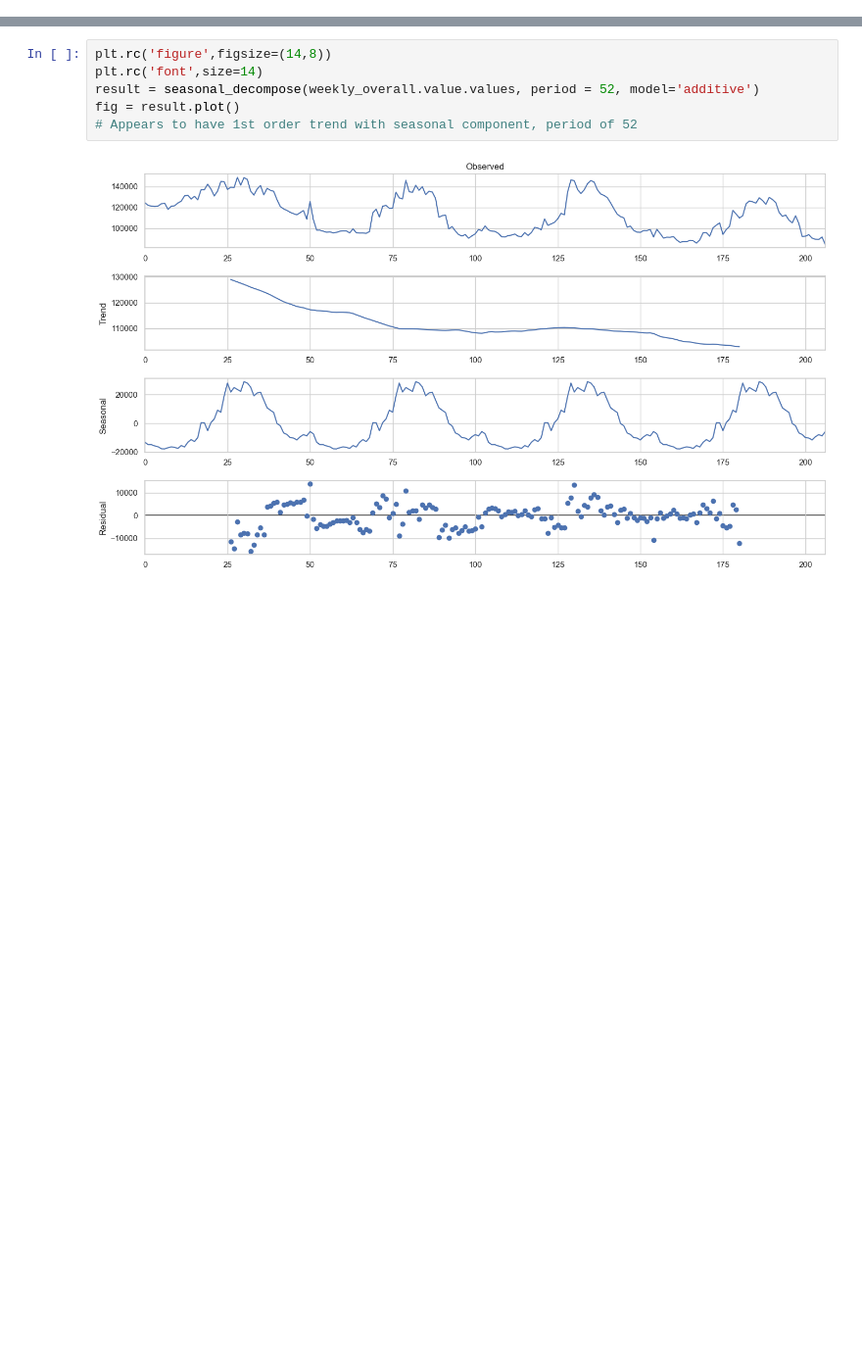
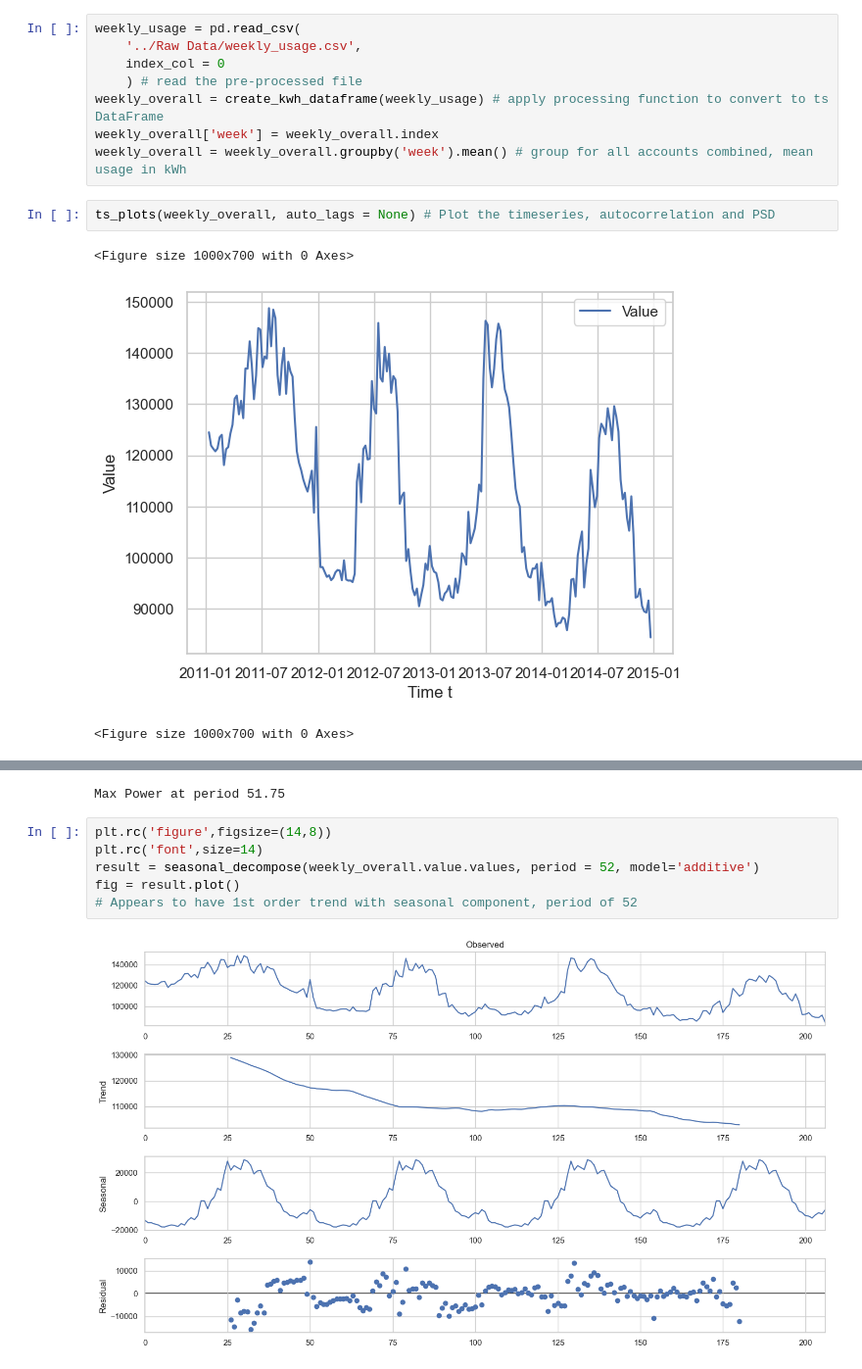
Before and after one commit to kevintaylor99/Forecasting-Project-1, a Jupyter notebook: Model & Analysis/Modeling_Analysis.ipynb, the cells around one changed output, grey strips where cells are left out. Shown at 98% size. Cells and saved outputs as stored; diff of their text form; blank space fills up the shorter version.

Commit message:
added utils function and additional modeling

```diff
--- a/Model & Analysis/Modeling_Analysis.ipynb
+++ b/Model & Analysis/Modeling_Analysis.ipynb
@@ -89,0 +34,14 @@ Max Power at period 51.75
+# %%
+weekly_usage = pd.read_csv(
+    '../Raw Data/weekly_usage.csv',
+    index_col = 0
+    ) # read the pre-processed file
+weekly_overall = create_kwh_dataframe(weekly_usage) # apply processing function to convert to ts DataFrame
+weekly_overall['week'] = weekly_overall.index
+weekly_overall = weekly_overall.groupby('week').mean() # group for all accounts combined, mean usage in kWh
+# %%
+ts_plots(weekly_overall, auto_lags = None) # Plot the timeseries, autocorrelation and PSD
+# %% [output]
+<Figure size 1000x700 with 0 Axes>
+[figure, added]
+<Figure size 1000x700 with 0 Axes>
@@ -90,3 +50,4 @@ Max Power at period 51.75
+Max Power at period 51.75
 # %%
 plt.rc('figure',figsize=(14,8))
 plt.rc('font',size=14)
```
Also changed, not shown: parts of 8 cells of this notebook, 1 other file.
